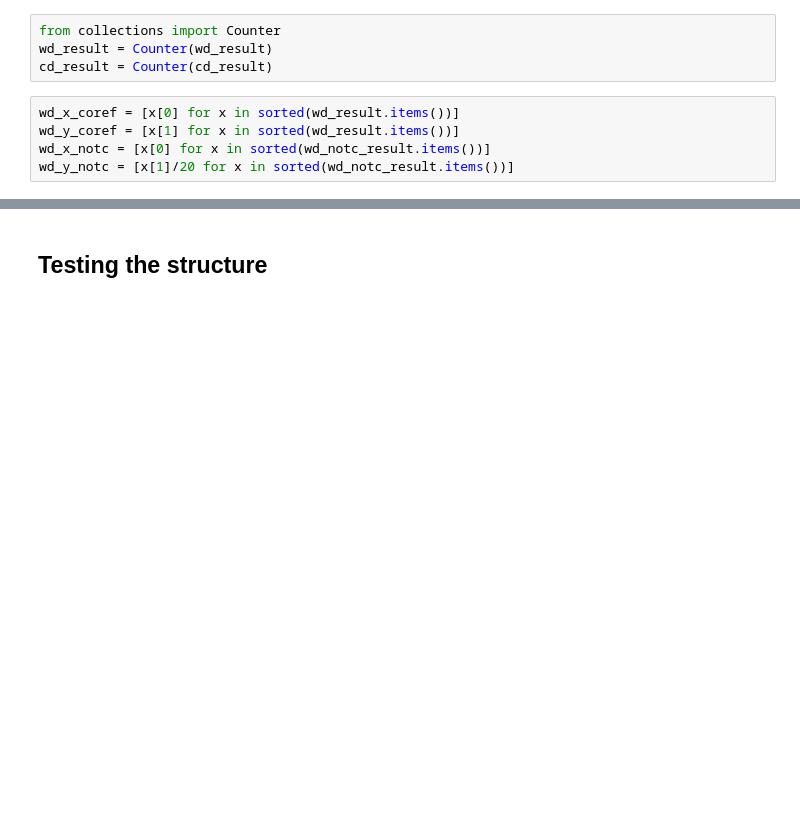
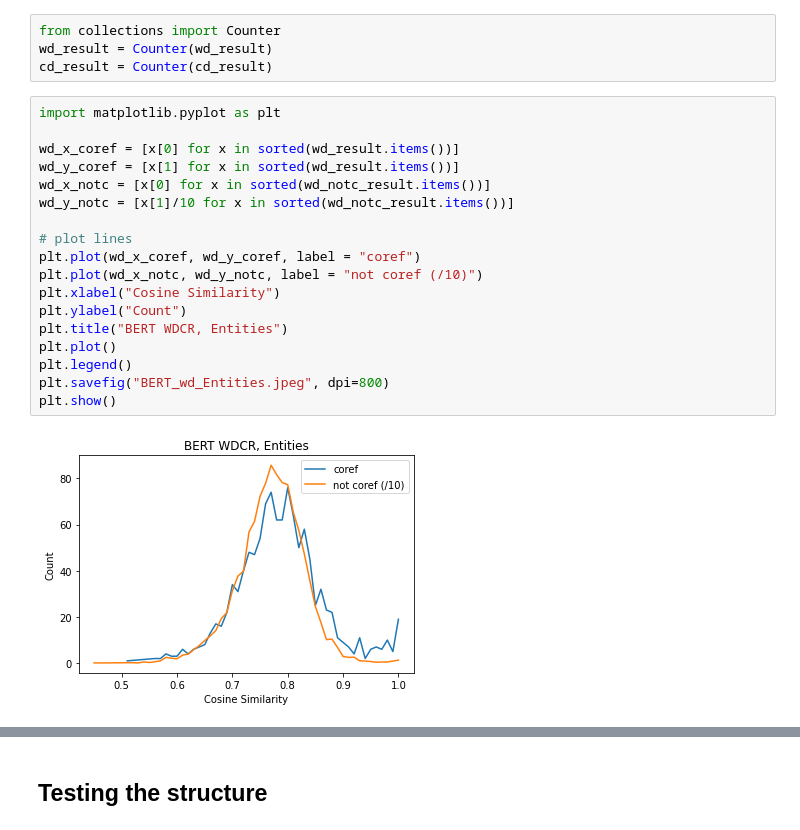
Before and after one commit to ningkko/joint_coref, a Jupyter notebook: data/feature_BERT/bert_check.ipynb, the cells around one changed output, grey strips where cells are left out. Drawn from its saved outputs; the diff is of its cells as text; blank space fills up the shorter version.

```diff
--- a/data/feature_BERT/bert_check.ipynb
+++ b/data/feature_BERT/bert_check.ipynb
@@ -124,8 +124,23 @@ from collections import Counter
 wd_result = Counter(wd_result)
 cd_result = Counter(cd_result)
 # %%
+import matplotlib.pyplot as plt
+
 wd_x_coref = [x[0] for x in sorted(wd_result.items())]
 wd_y_coref = [x[1] for x in sorted(wd_result.items())]
 wd_x_notc = [x[0] for x in sorted(wd_notc_result.items())]
-wd_y_notc = [x[1]/20 for x in sorted(wd_notc_result.items())]
+wd_y_notc = [x[1]/10 for x in sorted(wd_notc_result.items())]
+
+# plot lines
+plt.plot(wd_x_coref, wd_y_coref, label = "coref")
+plt.plot(wd_x_notc, wd_y_notc, label = "not coref (/10)")
+plt.xlabel("Cosine Similarity")
+plt.ylabel("Count")
+plt.title("BERT WDCR, Entities")
+plt.plot()
+plt.legend()
+plt.savefig("BERT_wd_Entities.jpeg", dpi=800)
+plt.show()
+# %% [output]
+[figure, added]
 # %%
```
Also changed, not shown: parts of 5 cells of this notebook, 16 other files.
